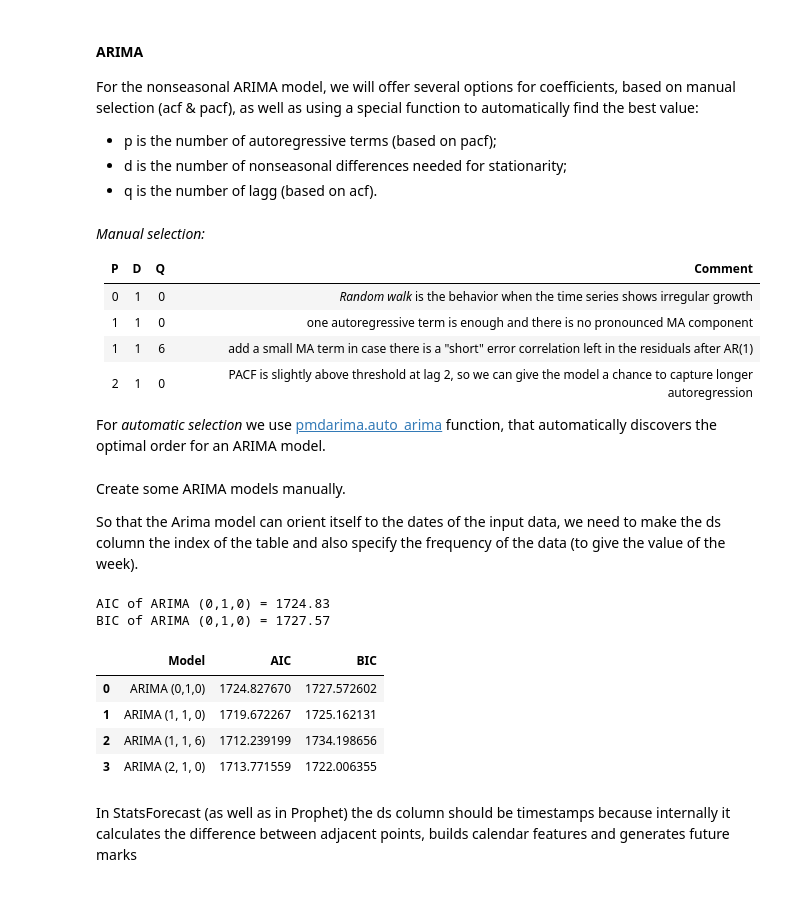
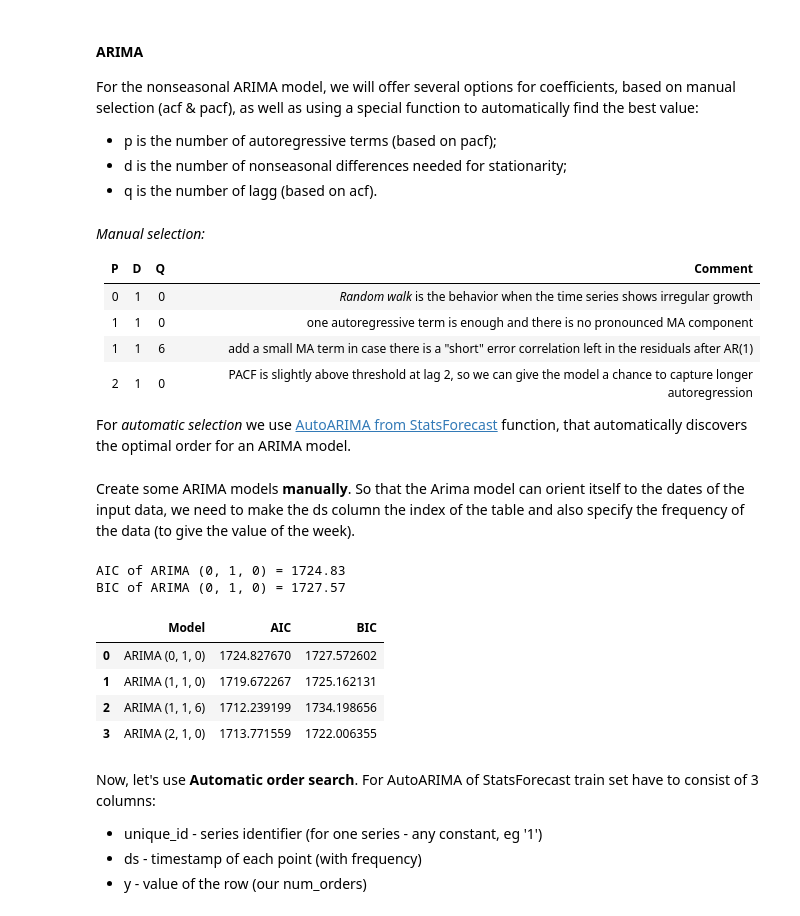
Before and after one commit to AwanRaskall/ml-demand-driven-order-planning, a Jupyter notebook: product_demand_prediction.ipynb, the cells around one changed output. Drawn from its saved outputs; the diff is of its cells as text; code cells hidden in the pictures.

Commit message:
Added automatic order search

```diff
--- a/product_demand_prediction.ipynb
+++ b/product_demand_prediction.ipynb
@@ -622,7 +625,7 @@ For the nonseasonal ARIMA model, we will offer several options for coefficients,
 | 1 | 1 | 6 |add a small MA term in case there is a "short" error correlation left in the residuals after AR(1)|
 | 2 | 1 | 0 |PACF is slightly above threshold at lag 2, so we can give the model a chance to capture longer autoregression|
 
-For *automatic selection* we use [pmdarima.auto_arima](https://alkaline-ml.com/pmdarima/modules/generated/pmdarima.arima.auto_arima.html) function, that automatically discovers the optimal order for an ARIMA model.
+For *automatic selection* we use [AutoARIMA from StatsForecast](https://nixtlaverse.nixtla.io/statsforecast/docs/models/autoarima.html) function, that automatically discovers the optimal order for an ARIMA model.
 # %%
 # Function that creates an ARIMA model and trains it using maximum likelihood (fit)
 
@@ -631,9 +634,7 @@ def build_arima(data, order):
     fit_model = model.fit()
     return fit_model
 # %% [markdown]
-Create some ARIMA models manually.
-
-So that the Arima model can orient itself to the dates of the input data, we need to make the ds column the index of the table and also specify the frequency of the data (to give the value of the week).
+Create some ARIMA models **manually**. So that the Arima model can orient itself to the dates of the input data, we need to make the ds column the index of the table and also specify the frequency of the data (to give the value of the week).
 # %%
 train_arima_df = train.copy()
 
@@ -643,27 +644,30 @@ train_arima_df = train_arima_df.asfreq('W')
 train_arima = train_arima_df['num_units']
 # %%
 # 1st model and AIC / BIC values
-fit_model1 = build_arima(train_arima, (0,1,0))
-df_eval_models = evaluate_model(df_eval_models, fit_model1, 'ARIMA (0, 1, 0)', True)
+arima_fit_model1 = build_arima(train_arima, (0,1,0))
+df_eval_models = evaluate_model(df_eval_models, arima_fit_model1, 'ARIMA (0, 1, 0)', True)
 # %% [output]
-AIC of ARIMA (0,1,0) = 1724.83
-BIC of ARIMA (0,1,0) = 1727.57
+AIC of ARIMA (0, 1, 0) = 1724.83
+BIC of ARIMA (0, 1, 0) = 1727.57
 # %%
-fit_model2 = build_arima(train_arima, (1,1,0))
-df_eval_models = evaluate_model(df_eval_models, fit_model2, 'ARIMA (1, 1, 0)')
+arima_fit_model2 = build_arima(train_arima, (1,1,0))
+df_eval_models = evaluate_model(df_eval_models, arima_fit_model2, 'ARIMA (1, 1, 0)')
 
-fit_model3 = build_arima(train_arima, (1,1,6))
-df_eval_models = evaluate_model(df_eval_models, fit_model3, 'ARIMA (1, 1, 6)')
+arima_fit_model3 = build_arima(train_arima, (1,1,6))
+df_eval_models = evaluate_model(df_eval_models, arima_fit_model3, 'ARIMA (1, 1, 6)')
 
-fit_model4 = build_arima(train_arima, (2,1,0))
-df_eval_models = evaluate_model(df_eval_models, fit_model4, 'ARIMA (2, 1, 0)', table_show= True)
+arima_fit_model4 = build_arima(train_arima, (2,1,0))
+df_eval_models = evaluate_model(df_eval_models, arima_fit_model4, 'ARIMA (2, 1, 0)', table_show= True)
 
 df_eval_models
 # %% [output]
 |  | Model | AIC | BIC |
-| 0 | ARIMA (0,1,0) | 1724.827670 | 1727.572602 |
+| 0 | ARIMA (0, 1, 0) | 1724.827670 | 1727.572602 |
 | 1 | ARIMA (1, 1, 0) | 1719.672267 | 1725.162131 |
 | 2 | ARIMA (1, 1, 6) | 1712.239199 | 1734.198656 |
 | 3 | ARIMA (2, 1, 0) | 1713.771559 | 1722.006355 |
 # %% [markdown]
-In StatsForecast (as well as in Prophet) the ds column should be timestamps because internally it calculates the difference between adjacent points, builds calendar features and generates future marks
+Now, let's use **Automatic order search**. For AutoARIMA of StatsForecast train set have to consist of 3 columns:
+* unique_id - series identifier (for one series - any constant, eg '1')
+* ds - timestamp of each point (with frequency)
+* y - value of the row (our num_orders)
```
Also changed, not shown: parts of 3 cells of this notebook.
